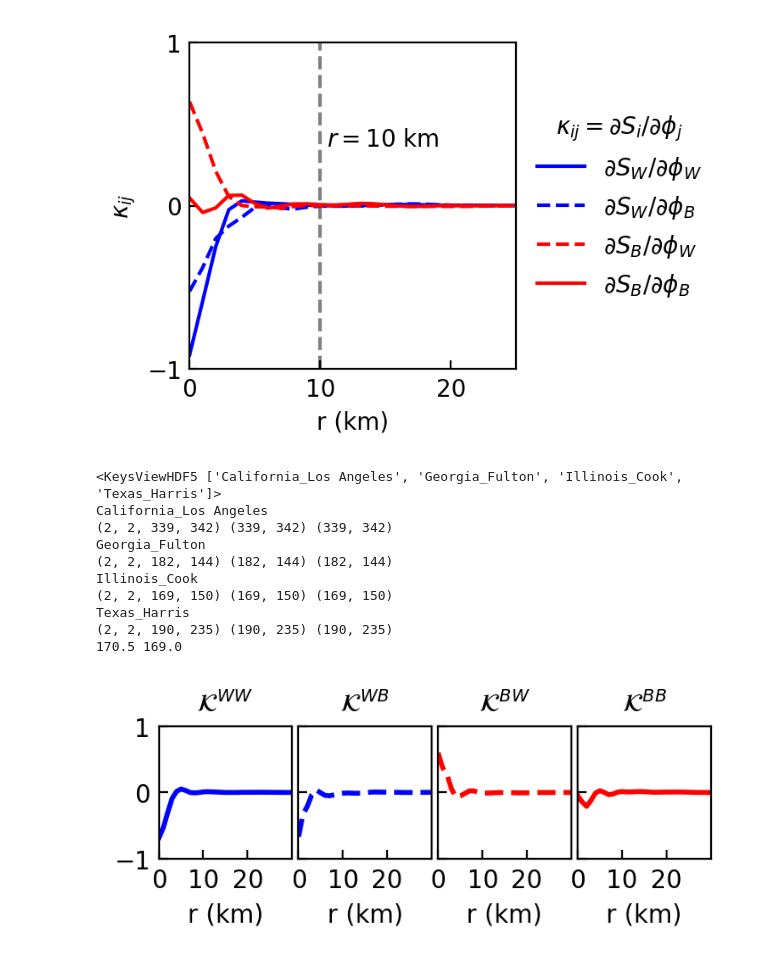
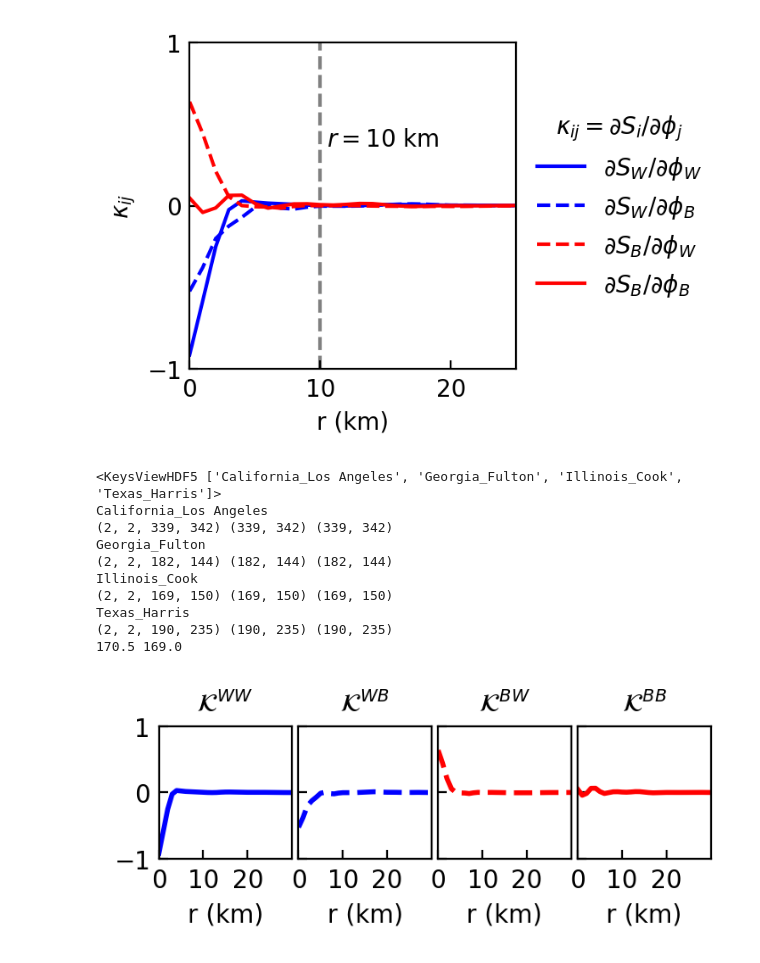
Before and after one commit to jcolen/sociohydro, a Jupyter notebook: census_density_gridded/CensusSaliency.ipynb, the cells around one changed output. Drawn from its saved outputs; the diff is of its cells as text; code cells hidden in the pictures.

```diff
--- a/census_density_gridded/CensusSaliency.ipynb
+++ b/census_density_gridded/CensusSaliency.ipynb
@@ -182,7 +182,7 @@ from scipy.interpolate import RectBivariateSpline
 
 G_s, X_s, Y_s = [], [], []
 
-model_id = '3701261_1' # Best performing model trained on all counties
+model_id = '3761106_5' # Best performing model trained on all counties
 
 with h5py.File(f'models/{model_id}/aggregated_saliency.hdf5', 'r') as h5f:
     print(h5f.keys())
@@ -244,31 +244,31 @@ plt.rcParams['ytick.labelsize'] = 6
 plt.rcParams['axes.labelsize'] = 8
 plt.rcParams['axes.titlesize'] = 10
 
 for i in range(4):
     r, gr = get_Gr(G_s, i, x, y)
     ax[i].plot(r, gr, color=colors[i], linestyle=linestyles[i], label=labels[i], linewidth=2)
     ax[i].set_xlabel('r (km)')
 
     ax[i].set(
         xlim=[0, 30],
         ylim=[-1, 1],
         xticks=[0, 10, 20],
         yticks=[-1, 0, 1]
     )
     ax[i].set_aspect(np.ptp(ax[i].get_xlim()) / np.ptp(ax[i].get_ylim()))
     ax[i].tick_params(which='both', direction='in')
     ax[i].set_title(labels[i])
 
 fig.subplots_adjust(wspace=0.05)
 # %% [output]
 <KeysViewHDF5 ['California_Los Angeles', 'Georgia_Fulton', 'Illinois_Cook', 'Texas_Harris']>
 California_Los Angeles
 (2, 2, 339, 342) (339, 342) (339, 342)
 Georgia_Fulton
 (2, 2, 182, 144) (182, 144) (182, 144)
 Illinois_Cook
 (2, 2, 169, 150) (169, 150) (169, 150)
 Texas_Harris
 (2, 2, 190, 235) (190, 235) (190, 235)
 170.5 169.0
-[figure, old version]
+[figure, new version]
```
